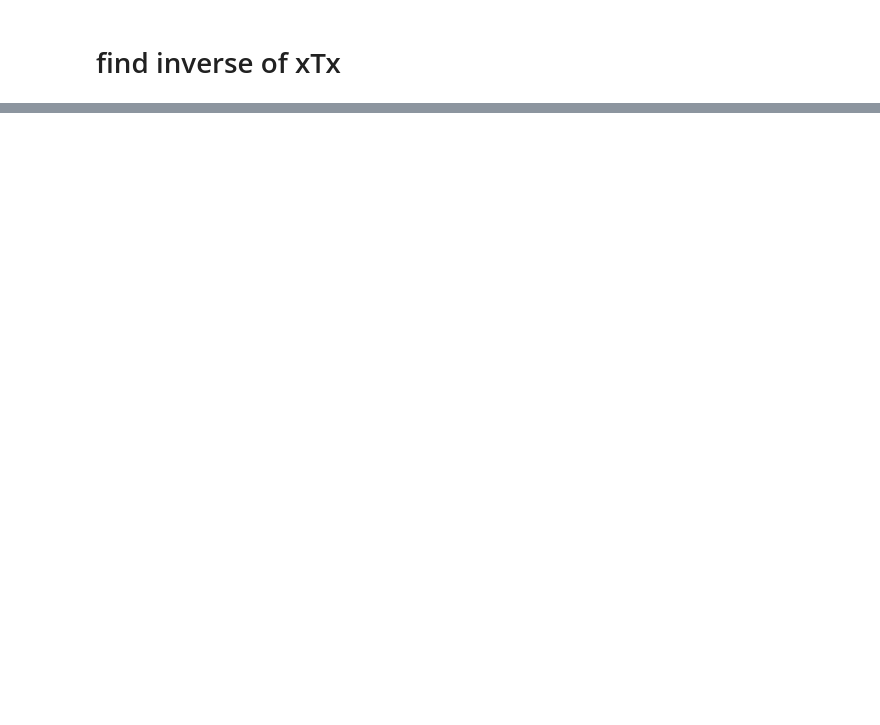
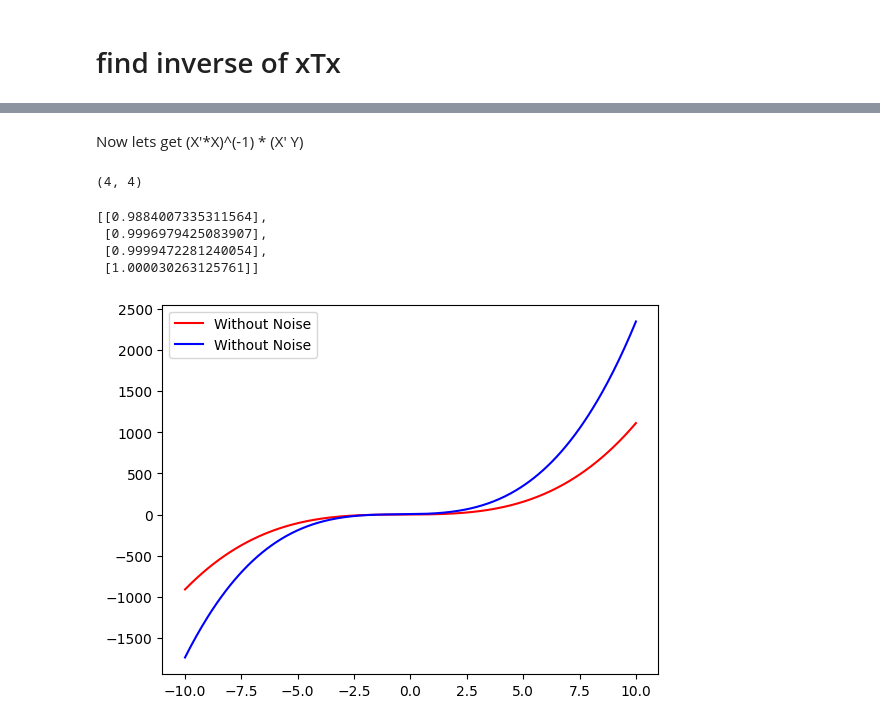
Before and after one commit to tonderai-m/machinelearning_made_simple, a Jupyter notebook: Linear Regression/multi LR/least_squares_mlr--part_4.ipynb, the cells around one changed output, grey strips where cells are left out. Cells and saved outputs as stored; diff of their text form; code cells hidden in the pictures; blank space fills up the shorter version.

```diff
--- a/Linear Regression/multi LR/least_squares_mlr--part_4.ipynb
+++ b/Linear Regression/multi LR/least_squares_mlr--part_4.ipynb
@@ -140,0 +158,2 @@ array([[ True,  True,  True, ...,  True,  True,  True],
+# %%
+xTx_matrixnp_inverse = matrix_inverse(xTx_matrix)
@@ -140,0 +182,3 @@ array([[ True,  True,  True, ...,  True,  True,  True],
+# %%
+xTy_matrix = np.array(matrix_multiply(xT_matrix,Yi.reshape(400,1)))
+xTy_matrix.shape
@@ -140,0 +194,32 @@ array([[ True,  True,  True, ...,  True,  True,  True],
+# %% [markdown]
+Now lets get (X'*X)^(-1) * (X' Y)
+# %%
+xTx_matrixnp_inverse.shape
+# %% [output]
+(4, 4)
+# %%
+solution = matrix_multiply(xTx_matrixnp_inverse, xTy_matrix)
+# %%
+solution
+# %% [output]
+[[0.9884007335311564],
+ [0.9996979425083907],
+ [0.9999472281240054],
+ [1.000030263125761]]
+# %%
+
+
+x1_1 = x * solution[1]
+
+x2_1 = x ** 2 * solution[2]
+
+x3_1 = x ** 3 * solution[3]
+
+y2_1 = solution[0] + x1_1 + x2_1 + x3_1
+# %%
+plt.plot(x, y2_1, 'r-', label='Without Noise')
+plt.plot(x, y, 'b',  label='Without Noise')
+plt.legend()
+plt.show()
+# %% [output]
+[figure, added]
```
Also changed, not shown: parts of 19 cells of this notebook, 1 other file.
